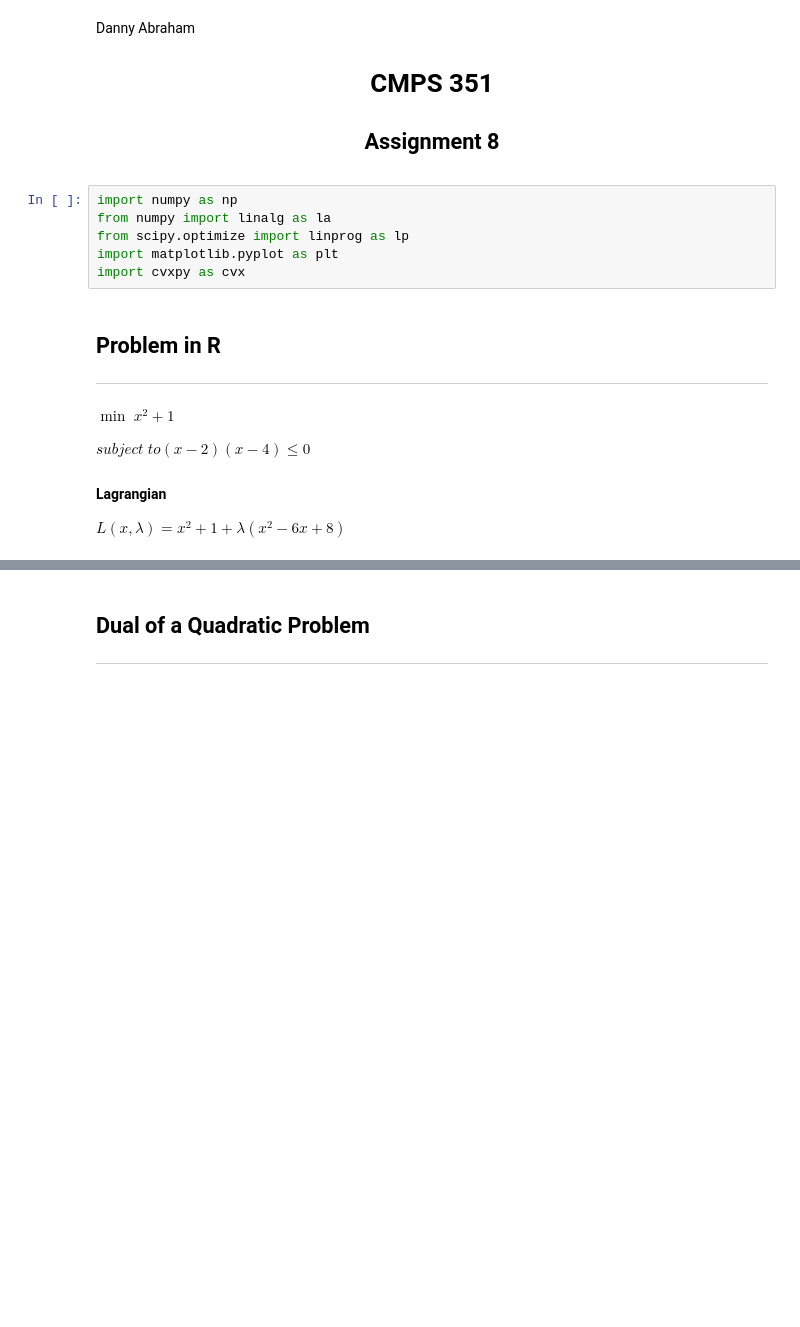
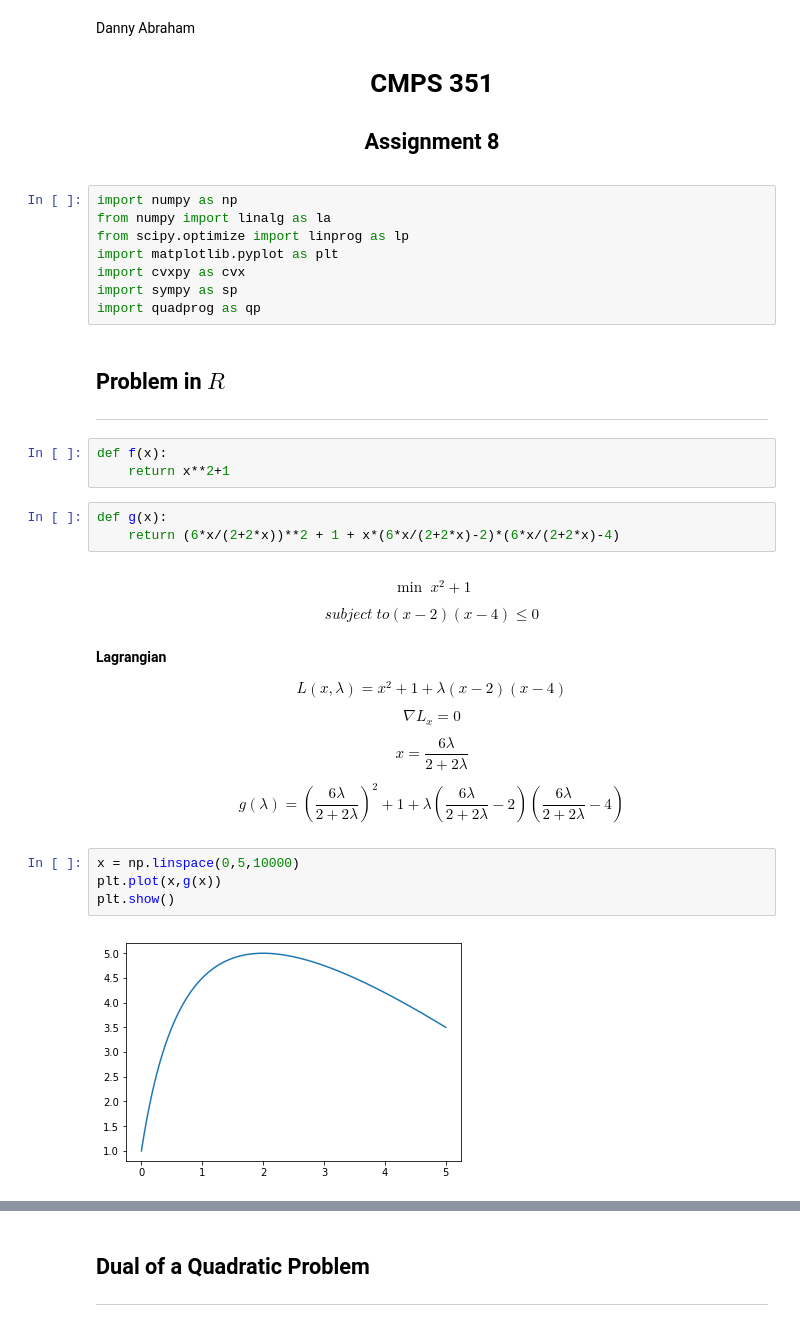
Before and after one commit to Didanny/CMPS-351-Assignments, a Jupyter notebook: Assignment 8/Assignment8.ipynb, the cells around one changed output, grey strips where cells are left out. Drawn from its saved outputs; the diff is of its cells as text; blank space fills up the shorter version.

```diff
--- a/Assignment 8/Assignment8.ipynb
+++ b/Assignment 8/Assignment8.ipynb
@@ -8,14 +8,34 @@ from numpy import linalg as la
 from scipy.optimize import linprog as lp
 import matplotlib.pyplot as plt
 import cvxpy as cvx
+import sympy as sp
+import quadprog as qp
 # %% [markdown]
-## Problem in R
+## Problem in $R$
 ---
+# %%
+def f(x):
+    return x**2+1
+# %%
+def g(x):
+    return (6*x/(2+2*x))**2 + 1 + x*(6*x/(2+2*x)-2)*(6*x/(2+2*x)-4)
 # %% [markdown]
-$ \min \; x^2 + 1 $
+$$ \min \; x^2 + 1 $$
 
-$ subject \; to (x - 2)(x - 4) \leq 0 $
+$$ subject \; to (x - 2)(x - 4) \leq 0 $$
 
 #### Lagrangian
 
-$ L(x, \lambda) = x^2 + 1 + \lambda(x^2 - 6x + 8) $
+$$ L(x,\lambda) = x^2+1+\lambda(x-2)(x-4)$$
+
+$$\nabla L_x = 0$$
+
+$$ x = \frac{6\lambda}{2+2\lambda}$$
+
+$$g(\lambda) = (\frac{6\lambda}{2+2\lambda})^2 +1 + \lambda(\frac{6\lambda}{2+2\lambda} -2)(\frac{6\lambda}{2+2\lambda}-4) $$
+# %%
+x = np.linspace(0,5,10000)
+plt.plot(x,g(x))
+plt.show()
+# %% [output]
+[figure, added]
```
Also changed, not shown: parts of 52 cells of this notebook, 3 other files.
